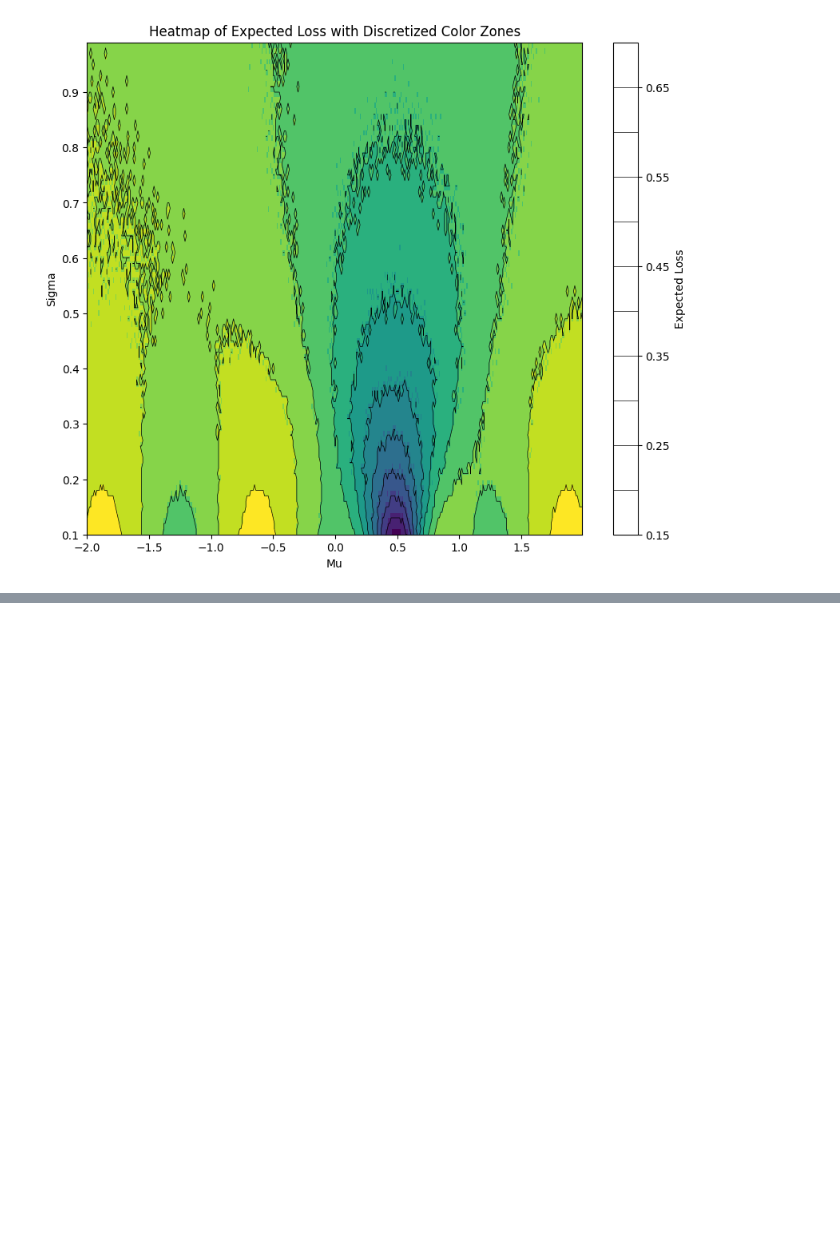
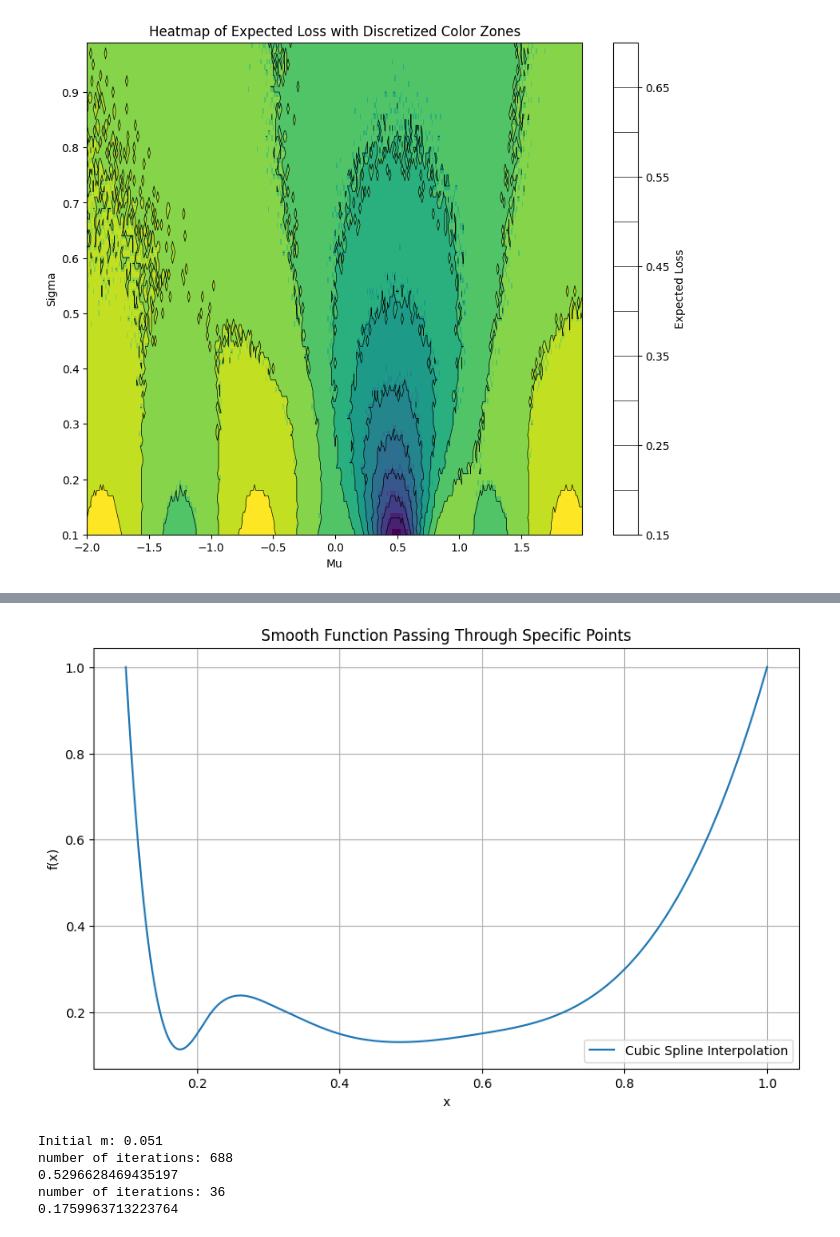
Before and after one commit to HipPilchen/bayesian_learning_rule, a Jupyter notebook: flat_regions.ipynb, the cells around one changed output, grey strips where cells are left out. Saved outputs shown, nothing was run; the diff lists cells and outputs as text; code cells hidden in the pictures; blank space fills up the shorter version.

```diff
--- a/flat_regions.ipynb
+++ b/flat_regions.ipynb
@@ -64,0 +117,36 @@ plot_loss_landscape_heatmap((-2, 2, 0.01), (0.1, 1, 0.01), custom_loss_function_
+# %%
+from scipy.interpolate import CubicSpline
+
+# Define the points through which the function should pass
+x_points = np.array([0.1, 0.2, 0.22, 0.3, 0.4, 0.6, 0.8, 1.0])
+y_points = np.array([1.0, 0.15, 0.2, 0.22, 0.15, 0.151, 0.3, 1.0])
+
+# Create the cubic spline interpolation
+cs = CubicSpline(x_points, y_points)
+
+# Generate x values for plotting
+x_new = np.linspace(0.1, 1, 1000)
+
+# Plot the spline interpolation
+plt.figure(figsize=(10, 6))
+plt.plot(x_new, cs(x_new), label="Cubic Spline Interpolation")
+plt.xlabel("x")
+plt.ylabel("f(x)")
+plt.title("Smooth Function Passing Through Specific Points")
+plt.legend()
+plt.grid(True)
+plt.show()
+# %% [output]
+[figure, added]
+# %%
+BLR = BLR_descent(sigma=0.1, n_samples=1000)
+m_values1 = BLR.descent(cs, n_iter=100000, step_size=0.001, m = .051, min = False)
+print(m_values1[-1])
+theta_values1, _ = GD.descent(cs, cs.derivative(), n_iter=10000, step_size=0.001, theta = 0.05)
+print(theta_values1[-1])
+# %% [output]
+Initial m: 0.051
+number of iterations: 688
+0.5296628469435197
+number of iterations: 36
+0.1759963713223764
```
Also changed, not shown: parts of 6 cells of this notebook, 11 other files.
